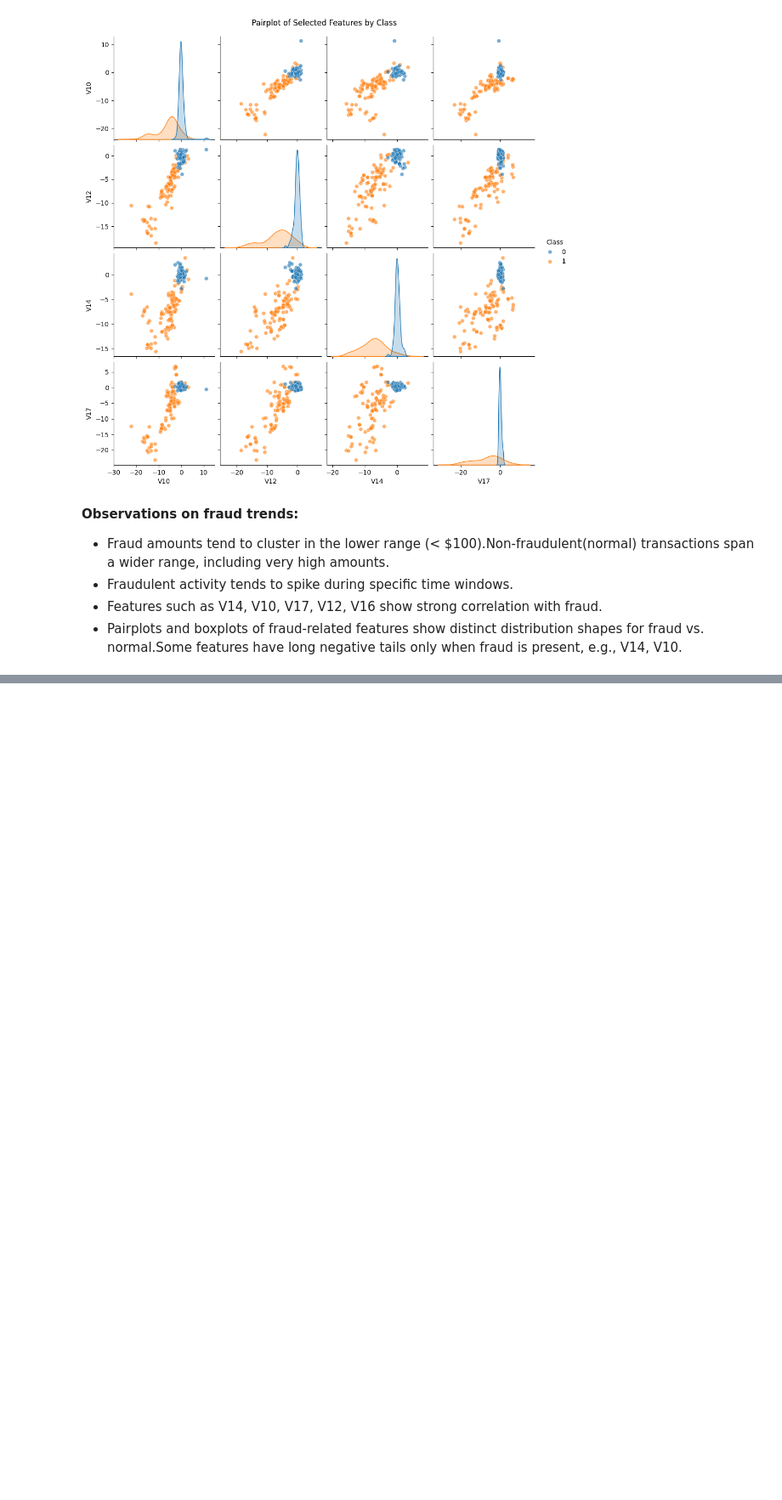
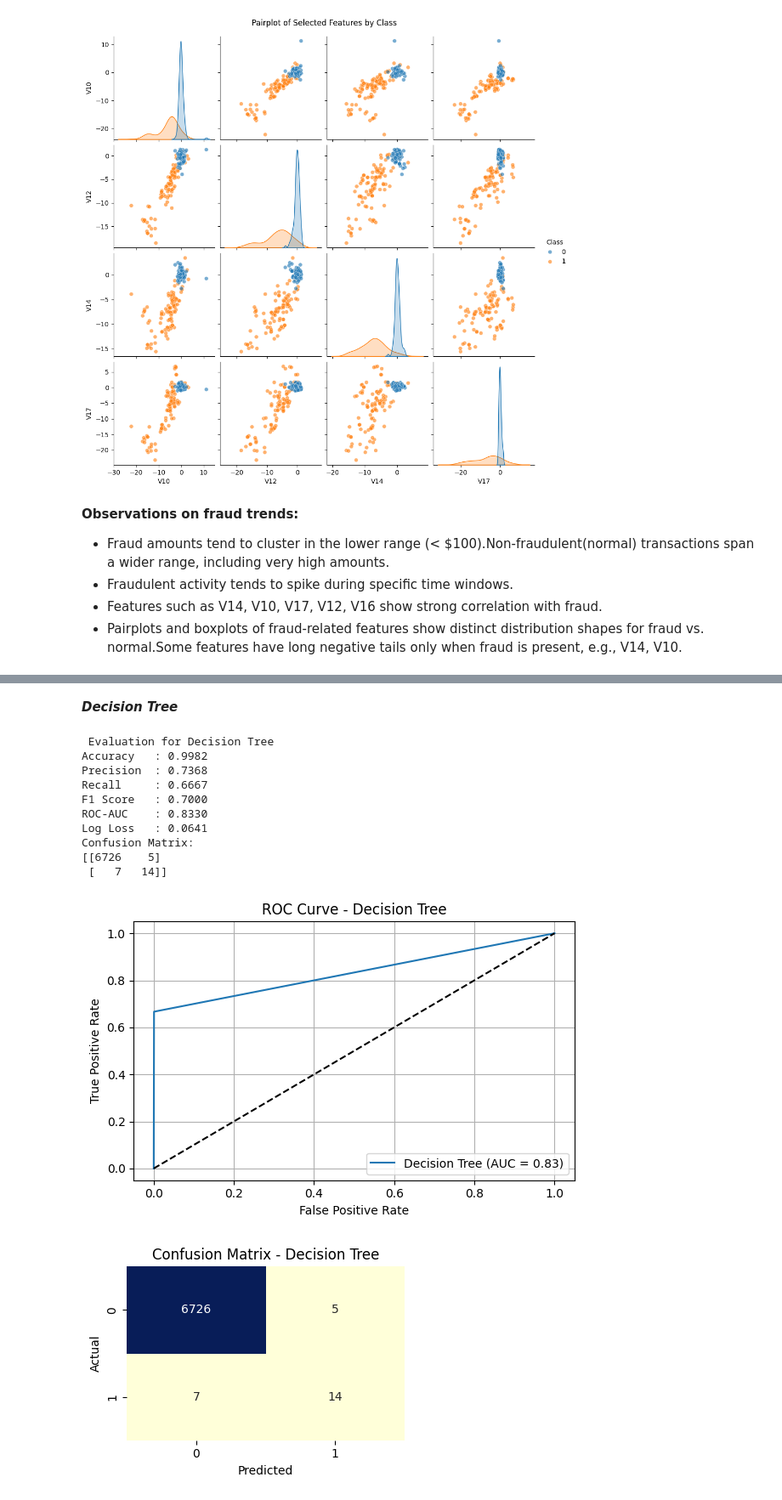
Before and after one commit to Adiba2001/Fraud_detection, a Jupyter notebook: Fraud_detection(by_Adiba).ipynb, the cells around one changed output, grey strips where cells are left out. Shown at 85% size. Drawn from its saved outputs; the diff is of its cells as text; code cells hidden in the pictures; blank space fills up the shorter version.

```diff
--- a/Fraud_detection(by_Adiba).ipynb
+++ b/Fraud_detection(by_Adiba).ipynb
@@ -199,0 +336,24 @@ high amounts.
+# %% [markdown]
+***Decision Tree***
+# %%
+from sklearn.tree import DecisionTreeClassifier
+dt_model = DecisionTreeClassifier(class_weight='balanced', random_state=42)
+dt_model.fit(X_train_smote, y_train_smote)
+
+y_proba_dt = dt_model.predict_proba(X_test)[:, 1]
+y_pred_dt = (y_proba_dt >= 0.5).astype(int)
+
+evaluate_model(y_test, y_pred_dt, y_proba_dt, "Decision Tree")
+# %% [output]
+ Evaluation for Decision Tree
+Accuracy   : 0.9982
+Precision  : 0.7368
+Recall     : 0.6667
+F1 Score   : 0.7000
+ROC-AUC    : 0.8330
+Log Loss   : 0.0641
+Confusion Matrix:
+[[6726    5]
+ [   7   14]]
+[figure, added]
+[figure, added]
```
Also changed, not shown: parts of 18 cells of this notebook.
